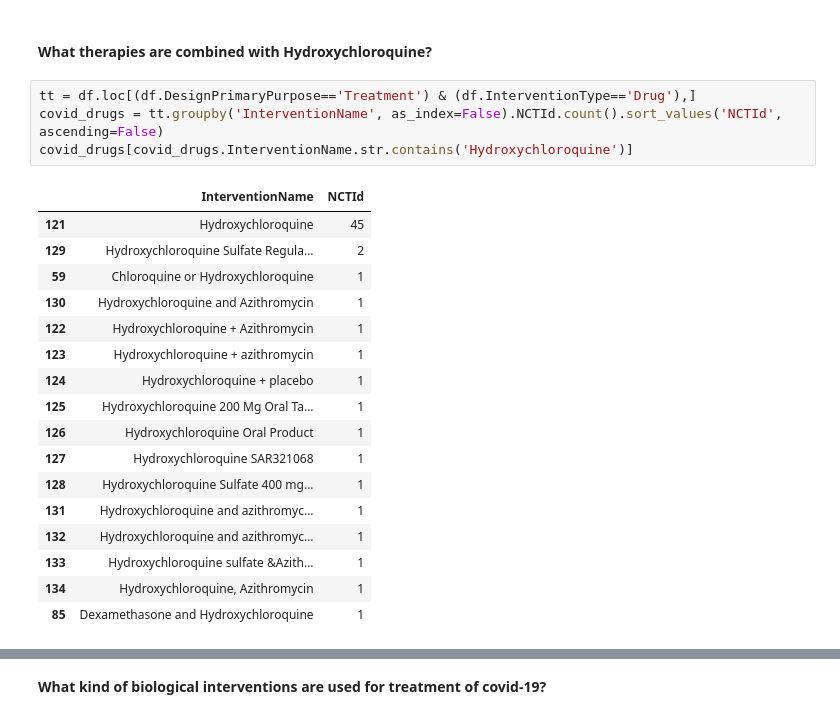
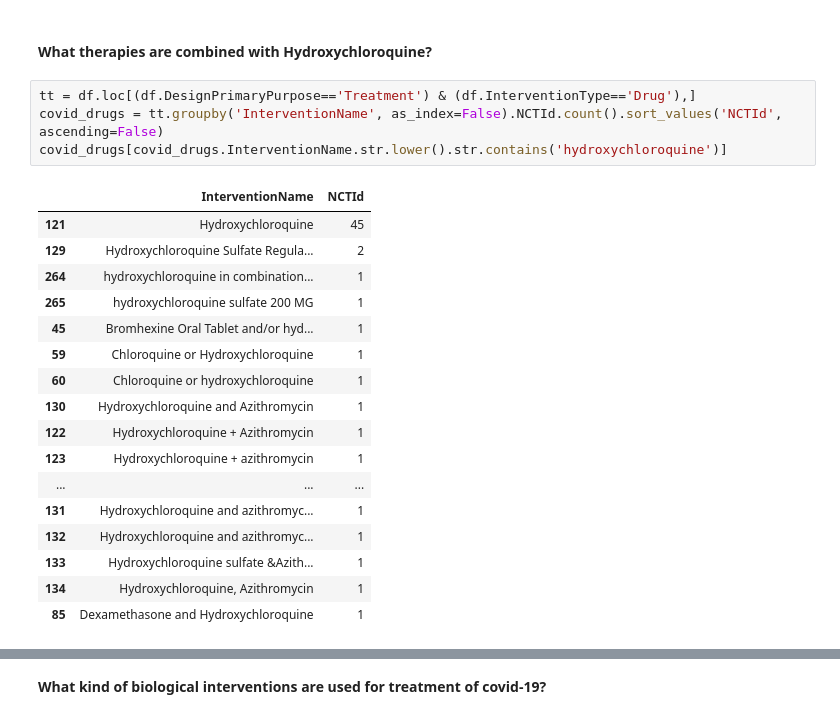
Before and after one commit to AksChougule/clinical-text, a Jupyter notebook: cov19-ct-gov-api/COVID-19-clinical-trials-v2.ipynb, the cells around one changed output, grey strips where cells are left out. Drawn from its saved outputs; the diff is of its cells as text.

```diff
--- a/cov19-ct-gov-api/COVID-19-clinical-trials-v2.ipynb
+++ b/cov19-ct-gov-api/COVID-19-clinical-trials-v2.ipynb
@@ -360,20 +367,20 @@ As Hydroxychloroquine is most common intervention, it would be interesting to se
 # %%
 tt = df.loc[(df.DesignPrimaryPurpose=='Treatment') & (df.InterventionType=='Drug'),]
 covid_drugs = tt.groupby('InterventionName', as_index=False).NCTId.count().sort_values('NCTId', ascending=False)
-covid_drugs[covid_drugs.InterventionName.str.contains('Hydroxychloroquine')]
+covid_drugs[covid_drugs.InterventionName.str.lower().str.contains('hydroxychloroquine')]
 # %% [output]
 |  | InterventionName | NCTId |
 | 121 | Hydroxychloroquine | 45 |
 | 129 | Hydroxychloroquine Sulfate Regula... | 2 |
+| 264 | hydroxychloroquine in combination... | 1 |
+| 265 | hydroxychloroquine sulfate 200 MG | 1 |
+| 45 | Bromhexine Oral Tablet and/or hyd... | 1 |
 | 59 | Chloroquine or Hydroxychloroquine | 1 |
+| 60 | Chloroquine or hydroxychloroquine | 1 |
 | 130 | Hydroxychloroquine and Azithromycin | 1 |
 | 122 | Hydroxychloroquine + Azithromycin | 1 |
 | 123 | Hydroxychloroquine + azithromycin | 1 |
-| 124 | Hydroxychloroquine + placebo | 1 |
-| 125 | Hydroxychloroquine 200 Mg Oral Ta... | 1 |
-| 126 | Hydroxychloroquine Oral Product | 1 |
-| 127 | Hydroxychloroquine SAR321068 | 1 |
-| 128 | Hydroxychloroquine Sulfate 400 mg... | 1 |
+| ... | ... | ... |
 | 131 | Hydroxychloroquine and azithromyc... | 1 |
 | 132 | Hydroxychloroquine and azithromyc... | 1 |
 | 133 | Hydroxychloroquine sulfate &Azith... | 1 |
```
Also changed, not shown: parts of 27 cells of this notebook.
